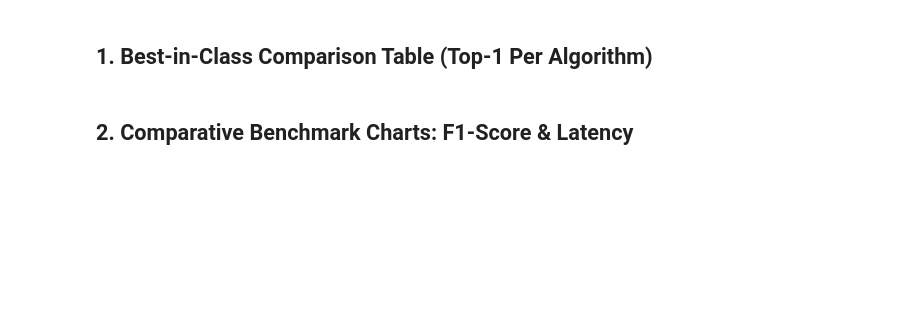
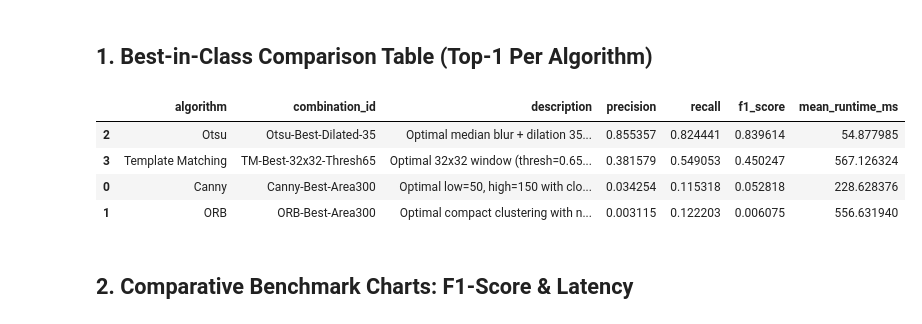
Before and after one commit to Jieer524/pcb-defects-inspection, a Jupyter notebook: notebooks/validation/00_algorithm_comparison.ipynb, the cells around one changed output. Drawn from its saved outputs; the diff is of its cells as text; code cells hidden in the pictures; blank space fills up the shorter version.

```diff
--- a/notebooks/validation/00_algorithm_comparison.ipynb
+++ b/notebooks/validation/00_algorithm_comparison.ipynb
@@ -33,7 +59,18 @@ display(df)
 # %%
 best_per_algo = df.sort_values('f1_score', ascending=False).groupby('algorithm', as_index=False).first()
 best_per_algo = best_per_algo.sort_values('f1_score', ascending=False)
+with open(PROJECT_ROOT / 'configs' / 'frozen_parameters.yaml') as handle:
+    frozen = yaml.safe_load(handle)
+expected_winners = {name: details['combination_id'] for name, details in frozen['selection']['winners'].items()}
+actual_winners = dict(zip(best_per_algo['algorithm'].map({'Otsu': 'otsu', 'Template Matching': 'template_matching', 'Canny': 'canny', 'ORB': 'orb'}), best_per_algo['combination_id']))
+assert actual_winners == expected_winners
 display(best_per_algo[['algorithm', 'combination_id', 'description', 'precision', 'recall', 'f1_score', 'mean_runtime_ms']])
+# %% [output]
+|  | algorithm | combination_id | description | precision | recall | f1_score | mean_runtime_ms |
+| 2 | Otsu | Otsu-Best-Dilated-35 | Optimal median blur + dilation 35... | 0.855357 | 0.824441 | 0.839614 | 54.877985 |
+| 3 | Template Matching | TM-Best-32x32-Thresh65 | Optimal 32x32 window (thresh=0.65... | 0.381579 | 0.549053 | 0.450247 | 567.126324 |
+| 0 | Canny | Canny-Best-Area300 | Optimal low=50, high=150 with clo... | 0.034254 | 0.115318 | 0.052818 | 228.628376 |
+| 1 | ORB | ORB-Best-Area300 | Optimal compact clustering with n... | 0.003115 | 0.122203 | 0.006075 | 556.631940 |
 # %% [markdown]
 ## 2. Comparative Benchmark Charts: F1-Score & Latency
 # %%
```
Also changed, not shown: parts of 3 cells of this notebook, 21 other files.
